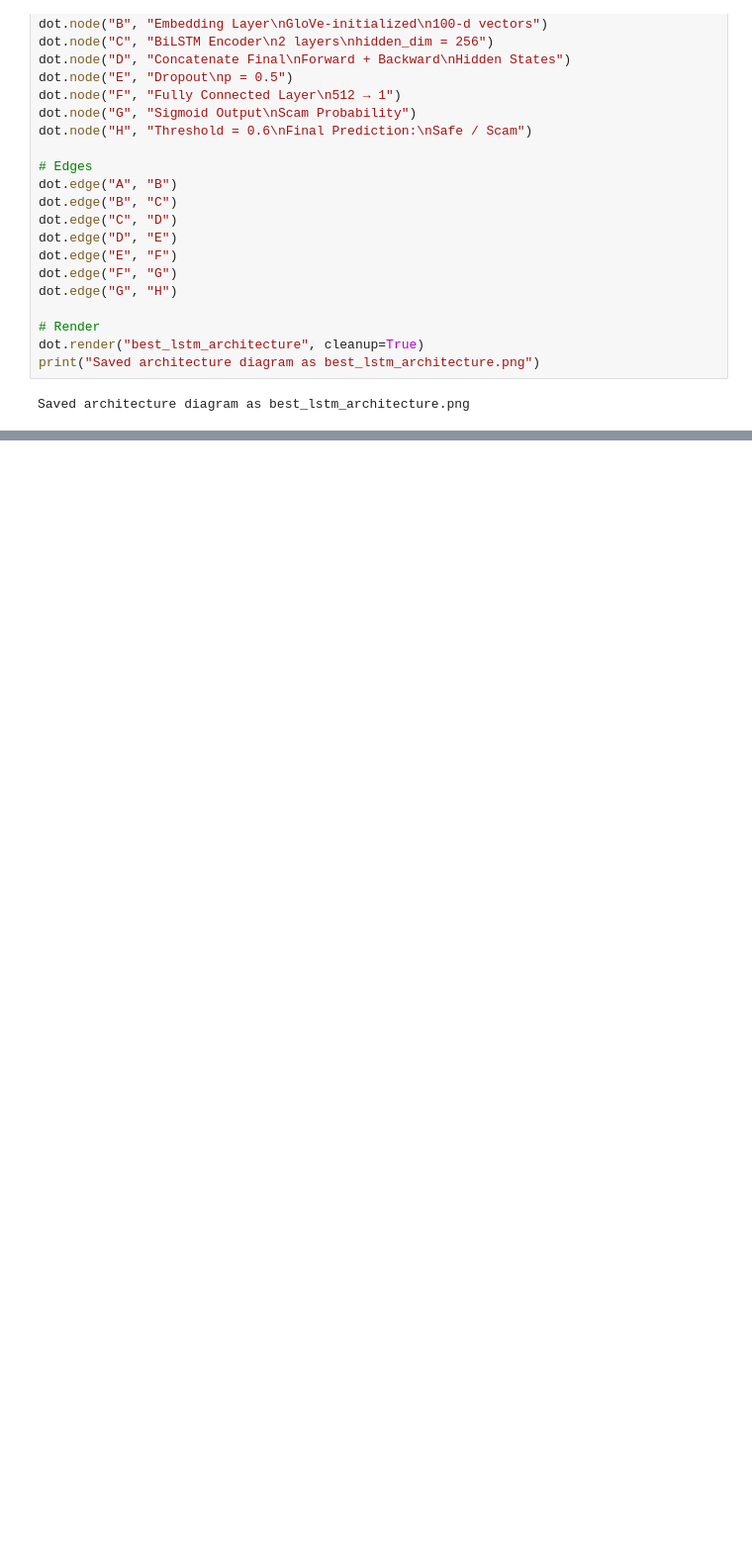
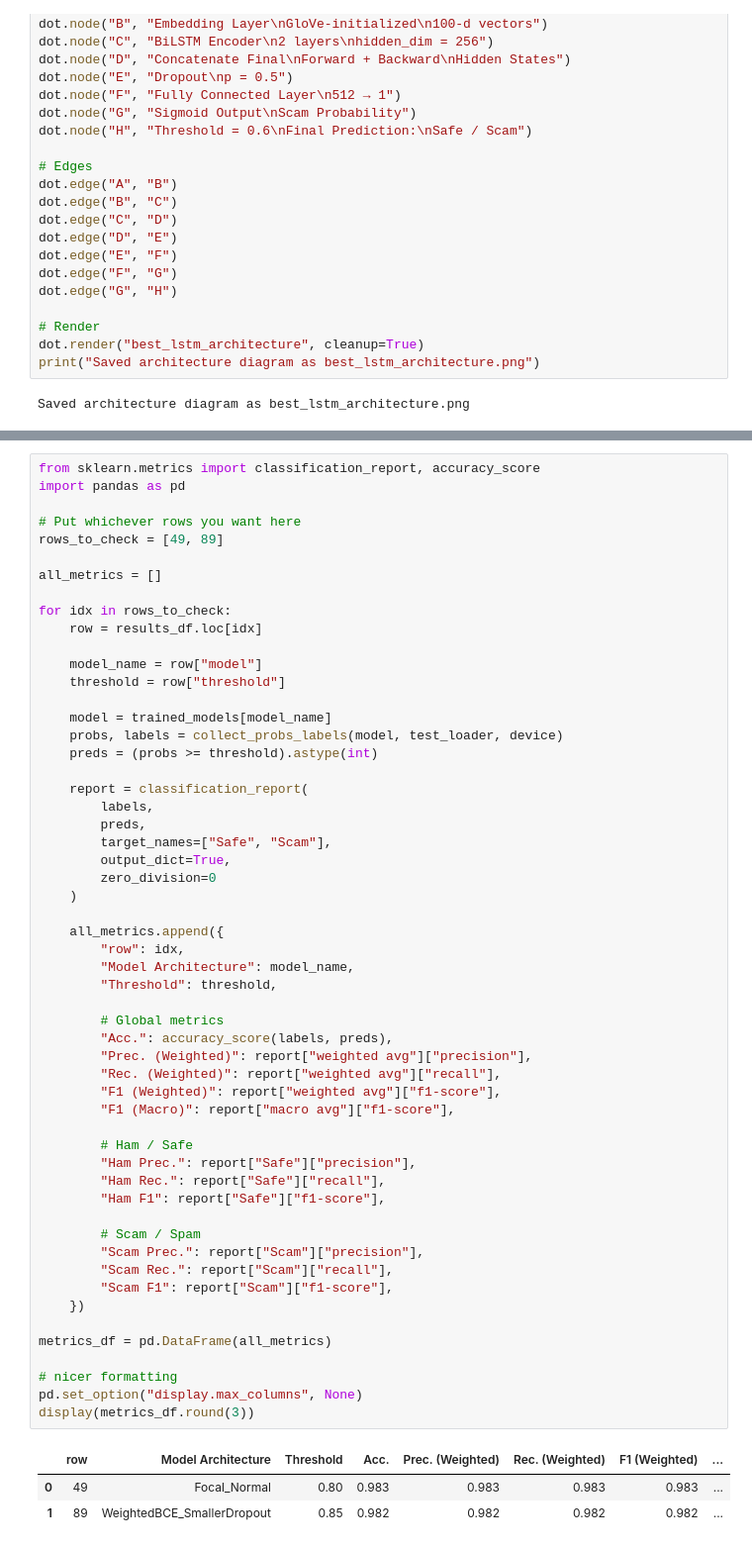
Before and after one commit to NgoHoangNhatMinh/cs3264-project, a Jupyter notebook: Minh/notebooks/scam-guard-lstm.ipynb, the cells around one changed output, grey strips where cells are left out. Shown at 99% size. Drawn from its saved outputs; the diff is of its cells as text; blank space fills up the shorter version.

```diff
--- a/Minh/notebooks/scam-guard-lstm.ipynb
+++ b/Minh/notebooks/scam-guard-lstm.ipynb
@@ -1275,0 +1950,59 @@ Saved architecture diagram as best_lstm_architecture.png
+# %%
+from sklearn.metrics import classification_report, accuracy_score
+import pandas as pd
+
+# Put whichever rows you want here
+rows_to_check = [49, 89]
+
+all_metrics = []
+
+for idx in rows_to_check:
+    row = results_df.loc[idx]
+
+    model_name = row["model"]
+    threshold = row["threshold"]
+
+    model = trained_models[model_name]
+    probs, labels = collect_probs_labels(model, test_loader, device)
+    preds = (probs >= threshold).astype(int)
+
+    report = classification_report(
+        labels,
+        preds,
+        target_names=["Safe", "Scam"],
+        output_dict=True,
+        zero_division=0
+    )
+
+    all_metrics.append({
+        "row": idx,
+        "Model Architecture": model_name,
+        "Threshold": threshold,
+
+        # Global metrics
+        "Acc.": accuracy_score(labels, preds),
+        "Prec. (Weighted)": report["weighted avg"]["precision"],
+        "Rec. (Weighted)": report["weighted avg"]["recall"],
+        "F1 (Weighted)": report["weighted avg"]["f1-score"],
+        "F1 (Macro)": report["macro avg"]["f1-score"],
+
+        # Ham / Safe
+        "Ham Prec.": report["Safe"]["precision"],
+        "Ham Rec.": report["Safe"]["recall"],
+        "Ham F1": report["Safe"]["f1-score"],
+
+        # Scam / Spam
+        "Scam Prec.": report["Scam"]["precision"],
+        "Scam Rec.": report["Scam"]["recall"],
+        "Scam F1": report["Scam"]["f1-score"],
+    })
+
+metrics_df = pd.DataFrame(all_metrics)
+
+# nicer formatting
+pd.set_option("display.max_columns", None)
+display(metrics_df.round(3))
+# %% [output]
+|  | row | Model Architecture | Threshold | Acc. | Prec. (Weighted) | Rec. (Weighted) | F1 (Weighted) | ... |
+| 0 | 49 | Focal_Normal | 0.80 | 0.983 | 0.983 | 0.983 | 0.983 | ... |
+| 1 | 89 | WeightedBCE_SmallerDropout | 0.85 | 0.982 | 0.982 | 0.982 | 0.982 | ... |
```
Also changed, not shown: parts of 7 cells of this notebook.
